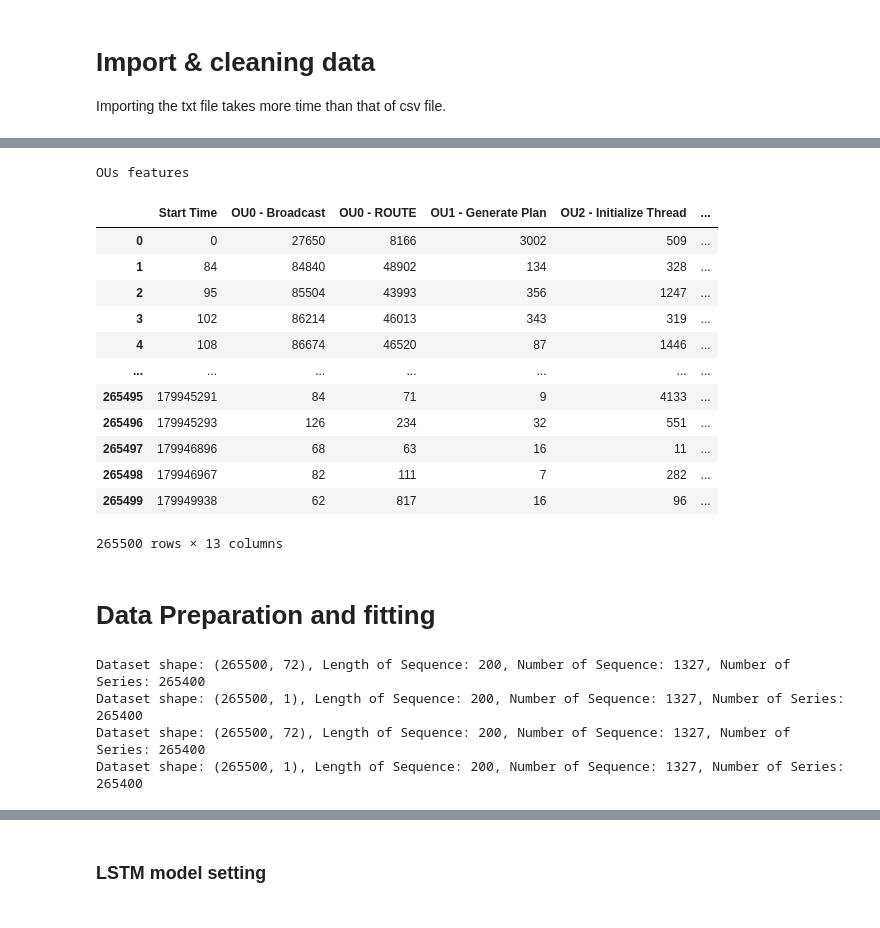
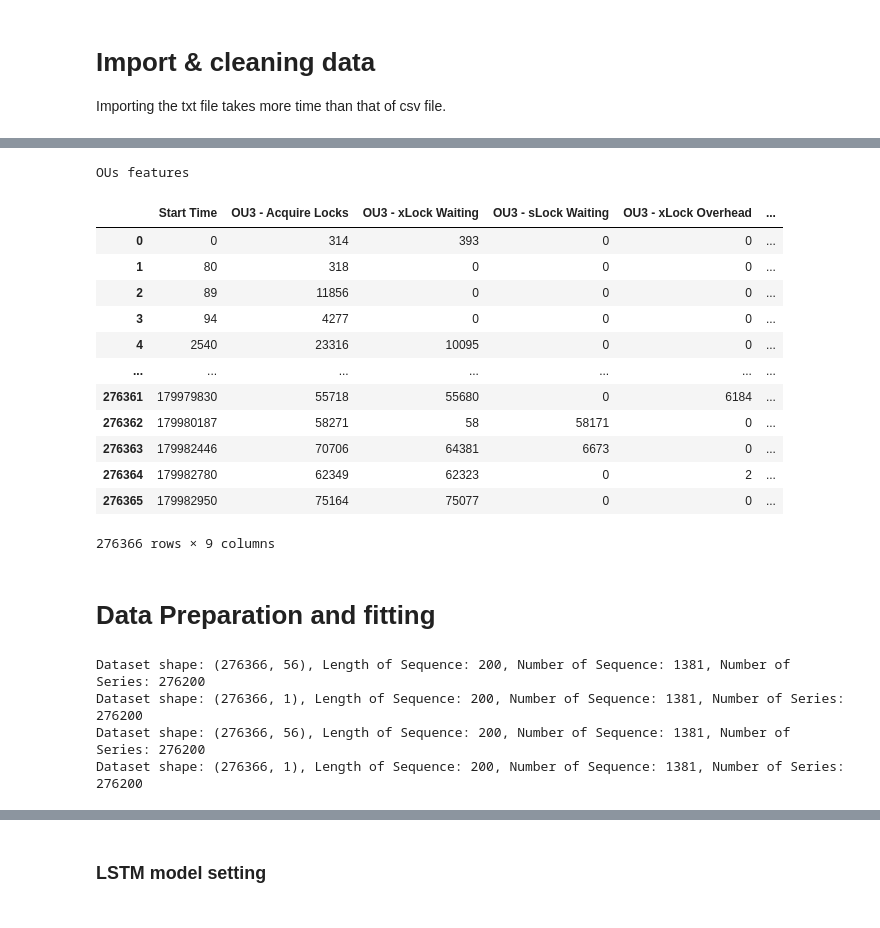
Before and after one commit to Database-Project-2021/dynamicRNN, a Jupyter notebook: Real_Data_Dynamic_RNN_.ipynb, the cells around one changed output, grey strips where cells are left out. Saved outputs shown, nothing was run; the diff lists cells and outputs as text; code cells hidden in the pictures.

Commit message:
generate Lock overhead

```diff
--- a/Real_Data_Dynamic_RNN_.ipynb
+++ b/Real_Data_Dynamic_RNN_.ipynb
@@ -89,5 +71,6 @@ def get_df(dataset_path: Union[str, list]):
 
     return df_list
 # %%
-df_list = get_df(dataset_path=['dataset/mmt-rte-45-server-1-no-dist-tx/training-data'])
+# df_list = get_df(dataset_path=['dataset/mmt-rte-45-server-1-no-dist-tx/training-data'])
+df_list = get_df(dataset_path=['/opt/shared-disk2/sychou/dynamic_rnn/lock_overhead_exp/rte-100/reports'])
 # %% [output]
@@ -109,7 +92,10 @@ def make_dataset(df_features, df_latencies, dict_depend):
     df_start_time = df_features[['Transaction ID', 'Start Time']]
     df_total_time = df_latencies[['Total']]
     df_feature = df_latencies[['Is Distributed', 'Total', 'OU0 - Broadcast', 'OU0 - ROUTE', 'OU1 - Generate Plan', 'OU2 - Initialize Thread',
-                               'OU3 - Acquire Locks', 'OU4 - Read from Local', 'OU5M - Read from Remote', 'OU6 - Execute Arithmetic Logic',
+                               'OU3 - Acquire Locks',
+#                                New features
+                               'OU3 - xLock Waiting', 'OU3 - sLock Waiting', 'OU3 - xLock Overhead', 'OU3 - sLock Overhead', 'OU3 - xAnchor Waiting', 'OU3 - sAnchor Waiting',
+                               'OU4 - Read from Local', 'OU5M - Read from Remote', 'OU6 - Execute Arithmetic Logic',
                                'NonOU - Push to Remote', 'OU7 - Write to Local', 'OU8 - Commit']]
 
     max_depend_num = 0
@@ -188,21 +174,22 @@ df_train_Y shape: (265500, 1)
 # %%
 print(f"OUs features")
-display(df_train_X.iloc[:, [1, 4, 5, 6, 7, 8, 9, 10, 11, 12, 13, 14, 15]])
+# display(df_train_X.iloc[:, [1, 4, 5, 6, 7, 8, 9, 10, 11, 12, 13, 14, 15]])
+display(df_train_X.iloc[:, [1, 8, 9, 10, 11, 12, 13, 14, 15]])
 # %% [output]
 OUs features
-|  | Start Time | OU0 - Broadcast | OU0 - ROUTE | OU1 - Generate Plan | OU2 - Initialize Thread | ... |
-| 0 | 0 | 27650 | 8166 | 3002 | 509 | ... |
-| 1 | 84 | 84840 | 48902 | 134 | 328 | ... |
-| 2 | 95 | 85504 | 43993 | 356 | 1247 | ... |
-| 3 | 102 | 86214 | 46013 | 343 | 319 | ... |
-| 4 | 108 | 86674 | 46520 | 87 | 1446 | ... |
+|  | Start Time | OU3 - Acquire Locks | OU3 - xLock Waiting | OU3 - sLock Waiting | OU3 - xLock Overhead | ... |
+| 0 | 0 | 314 | 393 | 0 | 0 | ... |
+| 1 | 80 | 318 | 0 | 0 | 0 | ... |
+| 2 | 89 | 11856 | 0 | 0 | 0 | ... |
+| 3 | 94 | 4277 | 0 | 0 | 0 | ... |
+| 4 | 2540 | 23316 | 10095 | 0 | 0 | ... |
 | ... | ... | ... | ... | ... | ... | ... |
-| 265495 | 179945291 | 84 | 71 | 9 | 4133 | ... |
-| 265496 | 179945293 | 126 | 234 | 32 | 551 | ... |
-| 265497 | 179946896 | 68 | 63 | 16 | 11 | ... |
-| 265498 | 179946967 | 82 | 111 | 7 | 282 | ... |
-| 265499 | 179949938 | 62 | 817 | 16 | 96 | ... |
+| 276361 | 179979830 | 55718 | 55680 | 0 | 6184 | ... |
+| 276362 | 179980187 | 58271 | 58 | 58171 | 0 | ... |
+| 276363 | 179982446 | 70706 | 64381 | 6673 | 0 | ... |
+| 276364 | 179982780 | 62349 | 62323 | 0 | 2 | ... |
+| 276365 | 179982950 | 75164 | 75077 | 0 | 0 | ... |
-265500 rows × 13 columns
+276366 rows × 9 columns
 # %% [markdown]
 # Data Preparation and fitting
 # %%
@@ -239,10 +226,10 @@ seq_len = 200
 train_x, train_y = reshape_dataset(seq_len=seq_len, dataset=df_train_X), reshape_dataset(seq_len=seq_len, dataset=df_train_Y)
 test_x, test_y = reshape_dataset(seq_len=seq_len, dataset=df_train_X), reshape_dataset(seq_len=seq_len, dataset=df_train_Y)
 # %% [output]
-Dataset shape: (265500, 72), Length of Sequence: 200, Number of Sequence: 1327, Number of Series: 265400
-Dataset shape: (265500, 1), Length of Sequence: 200, Number of Sequence: 1327, Number of Series: 265400
-Dataset shape: (265500, 72), Length of Sequence: 200, Number of Sequence: 1327, Number of Series: 265400
-Dataset shape: (265500, 1), Length of Sequence: 200, Number of Sequence: 1327, Number of Series: 265400
+Dataset shape: (276366, 56), Length of Sequence: 200, Number of Sequence: 1381, Number of Series: 276200
+Dataset shape: (276366, 1), Length of Sequence: 200, Number of Sequence: 1381, Number of Series: 276200
+Dataset shape: (276366, 56), Length of Sequence: 200, Number of Sequence: 1381, Number of Series: 276200
+Dataset shape: (276366, 1), Length of Sequence: 200, Number of Sequence: 1381, Number of Series: 276200
 # %%
 print(f'train_x shape: {train_x.shape}')
 print(f'train_y shape: {train_y.shape}')
```
Also changed, not shown: parts of 6 cells of this notebook, 7 other files.
